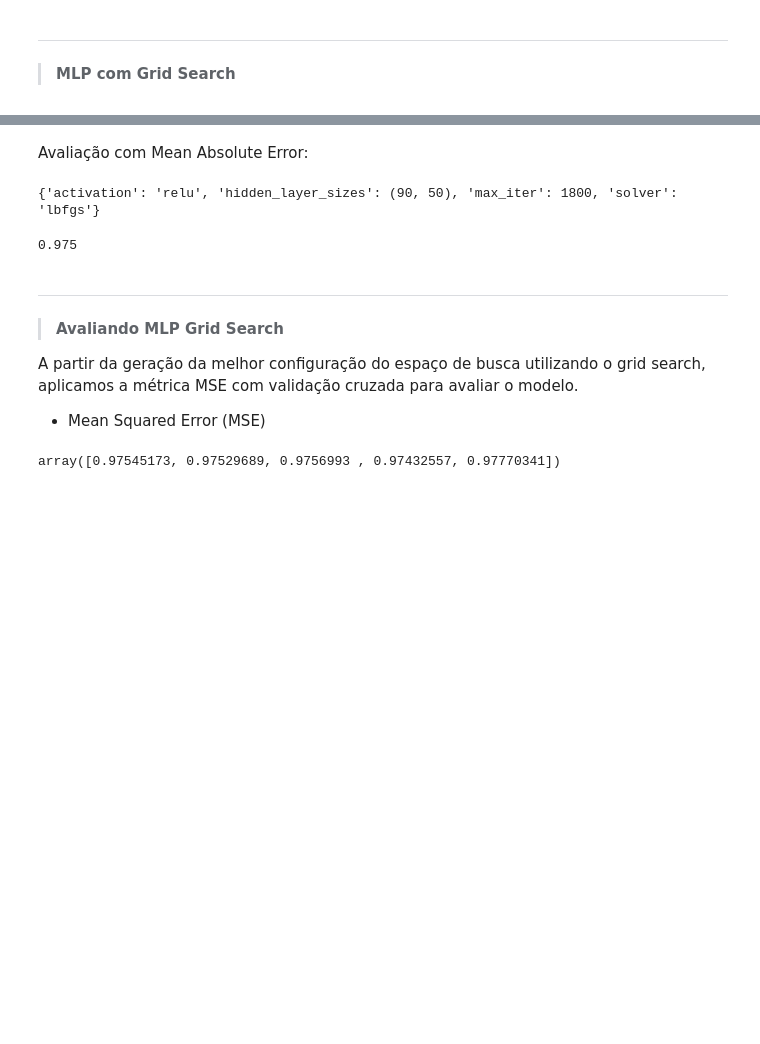
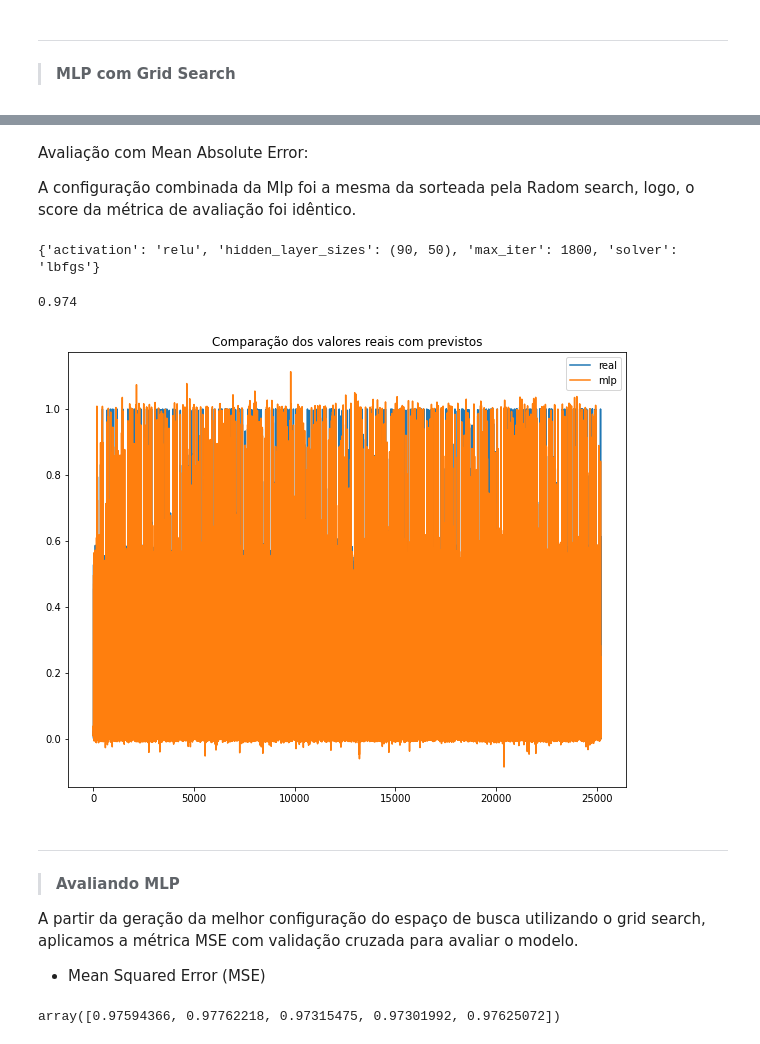
Before and after one commit to kassio077/Aprendizado-de-maquina, a Jupyter notebook: Atividade_5.ipynb, the cells around one changed output, grey strips where cells are left out. Cells and saved outputs as stored; diff of their text form; code cells hidden in the pictures; blank space fills up the shorter version.

```diff
--- a/Atividade_5.ipynb
+++ b/Atividade_5.ipynb
@@ -519,9 +533,9 @@ print(round(mlp.best_score_,3))
 # %%
 from sklearn.model_selection import GridSearchCV
 # %%
-mlp = GridSearchCV(MLPRegressor(),param_grid,cv=5,error_score='mean_absolute_error')
+mlp_grid = GridSearchCV(MLPRegressor(),param_grid,cv=5,error_score='mean_absolute_error')
 # %%
-mlp.fit(X, y)
+mlp_grid.fit(X, y)
 # %% [output]
 STOP: TOTAL NO. of ITERATIONS REACHED LIMIT.
 
@@ -557,7 +571,9 @@ GridSearchCV(cv=5, error_score='mean_absolute_error',
                           'solver': ['lbfgs', 'sgd', 'adam']}],
              pre_dispatch='2*n_jobs', refit=True, return_train_score=False,
              scoring=None, verbose=0)
-# %% [markdown]
-Avaliação com Mean Absolute Error:
+# %% [markdown]
+Avaliação com Mean Absolute Error:
+
+A configuração combinada da Mlp foi a mesma da sorteada pela Radom search, logo, o score da métrica de avaliação foi idêntico.
 # %%
 #Melhor combinação do espaço de busca
@@ -565,14 +581,23 @@ print(mlp.best_params_)
 # %% [output]
 {'activation': 'relu', 'hidden_layer_sizes': (90, 50), 'max_iter': 1800, 'solver': 'lbfgs'}
 # %%
-print(round(mlp.best_score_,3))
+print(round(mlp_grid.best_score_,3))
 # %% [output]
-0.975
+0.974
+# %%
+plt.plot(y.reset_index(drop=True),label='real')
+plt.plot(mlp_grid.best_estimator_.predict(X),label='mlp')
+plt.legend()
+plt.title('Comparação dos valores reais com previstos')
+plt.rcParams['figure.figsize'] = (10,8)
+plt.show()
+# %% [output]
+[figure, added]
 # %% [markdown]
 ---
 # %% [markdown]
 
-> **Avaliando MLP Grid Search**
+> **Avaliando MLP**
 
 A partir da geração da melhor configuração do espaço de busca utilizando o grid search, aplicamos a métrica MSE com validação cruzada para avaliar o modelo.
 
@@ -586,8 +611,8 @@ mlp = MLPRegressor(hidden_layer_sizes=(90,50),activation='relu',max_iter=1800, s
 # %%
 #calculando os scores
-scores = cross_val_score(mlp,X,y,cv=5,error_score='mean_squared_error')
+scores = cross_val_score(mlp_grid2,X,y,cv=5,error_score='mean_squared_error')
 scores
 # %% [output]
-array([0.97545173, 0.97529689, 0.9756993 , 0.97432557, 0.97770341])
+array([0.97594366, 0.97762218, 0.97315475, 0.97301992, 0.97625072])
 # %%
 round(scores.mean(),3),round(scores.std(),3)
```
Also changed, not shown: parts of 26 cells of this notebook.
